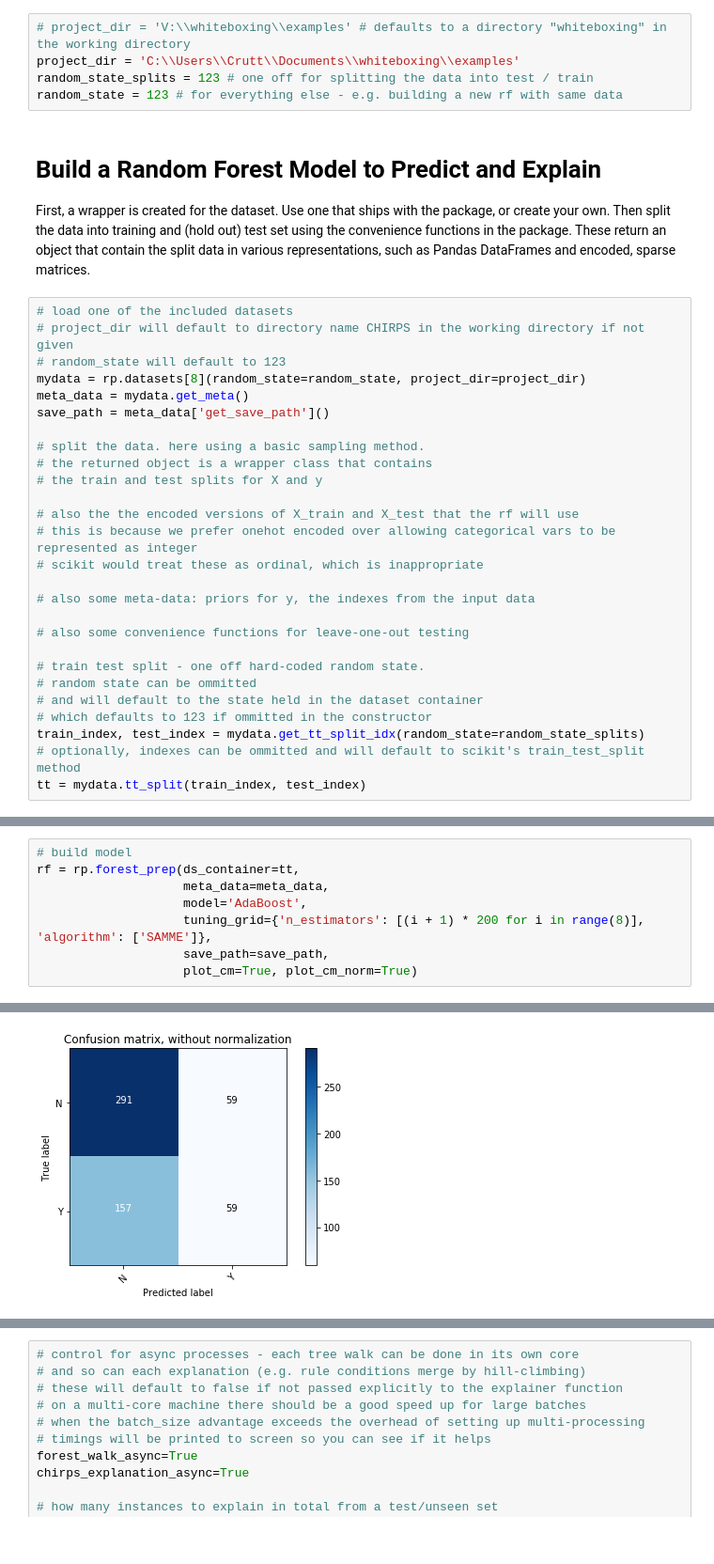
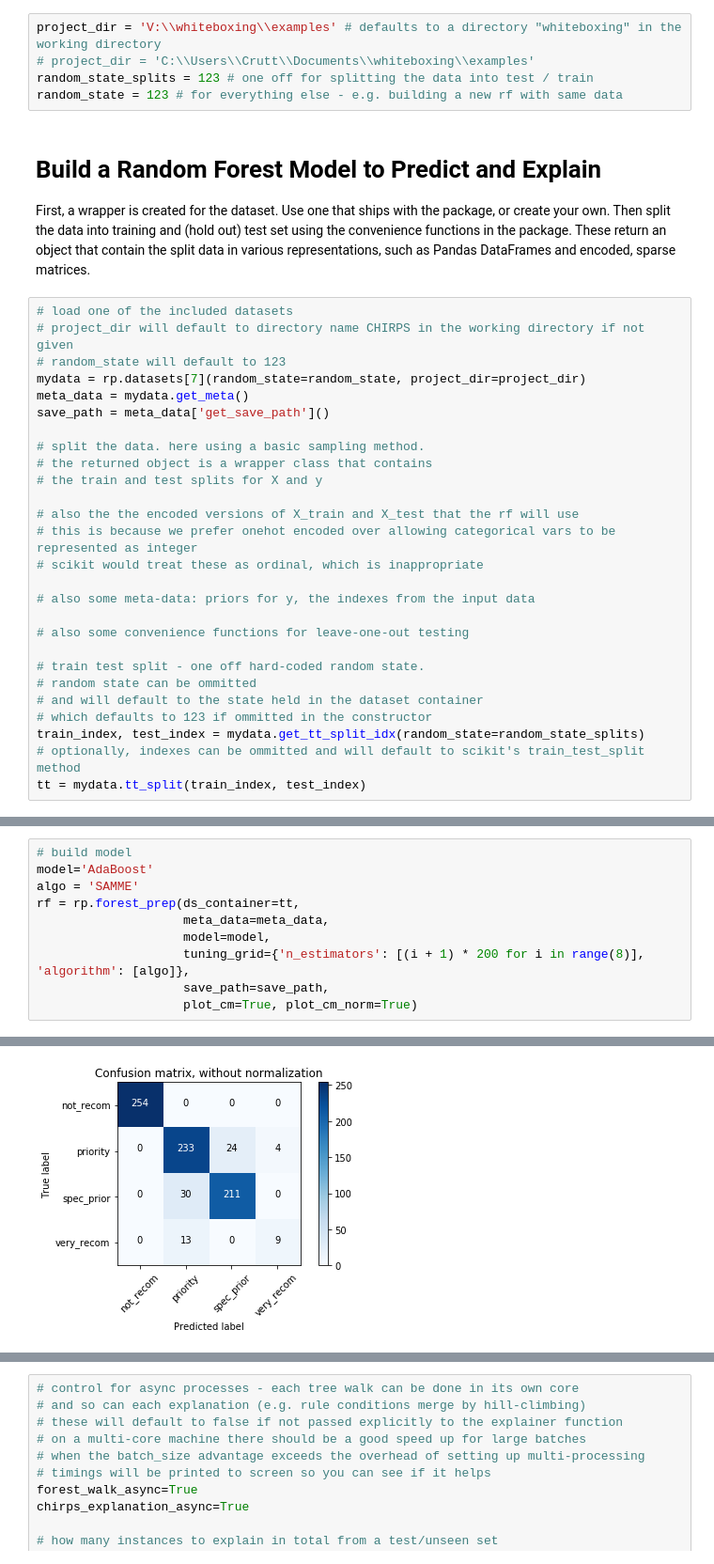
Before and after one commit to julianhatwell/explain_te, a Jupyter notebook: CHIRPS Boosting Scratch.ipynb, the cells around one changed output, grey strips where cells are left out. Shown: that part at 94% size. Cells and saved outputs as stored; diff of their text form.

```diff
--- a/CHIRPS Boosting Scratch.ipynb
+++ b/CHIRPS Boosting Scratch.ipynb
@@ -32,8 +32,8 @@ from pydotplus import graph_from_dot_data
 # %% [markdown]
 ### common config - can be ommitted if defaults are OK
 # %%
-# project_dir = 'V:\\whiteboxing\\examples' # defaults to a directory "whiteboxing" in the working directory
-project_dir = 'C:\\Users\\Crutt\\Documents\\whiteboxing\\examples'
+project_dir = 'V:\\whiteboxing\\examples' # defaults to a directory "whiteboxing" in the working directory
+# project_dir = 'C:\\Users\\Crutt\\Documents\\whiteboxing\\examples'
 random_state_splits = 123 # one off for splitting the data into test / train
 random_state = 123 # for everything else - e.g. building a new rf with same data
 # %% [markdown]
@@ -44,7 +44,7 @@ Then split the data into training and (hold out) test set using the convenience
 # load one of the included datasets
 # project_dir will default to directory name CHIRPS in the working directory if not given
 # random_state will default to 123
-mydata = rp.datasets[8](random_state=random_state, project_dir=project_dir)
+mydata = rp.datasets[7](random_state=random_state, project_dir=project_dir)
 meta_data = mydata.get_meta()
 save_path = meta_data['get_save_path']()
 
@@ -70,9 +74,11 @@ tt = mydata.tt_split(train_index, test_index)
 # %%
 # build model
+model='AdaBoost'
+algo = 'SAMME'
 rf = rp.forest_prep(ds_container=tt,
                     meta_data=meta_data,
-                    model='AdaBoost',
-                    tuning_grid={'n_estimators': [(i + 1) * 200 for i in range(8)], 'algorithm': ['SAMME']},
+                    model=model,
+                    tuning_grid={'n_estimators': [(i + 1) * 200 for i in range(8)], 'algorithm': [algo]},
                     save_path=save_path,
                     plot_cm=True, plot_cm_norm=True)
 # %% [output]
@@ -83,2 +105,2 @@ Confusion matrix, without normalization
-[figure, old version]
+[figure, new version]
 Normalized confusion matrix
```
Also changed, not shown: parts of 16 cells of this notebook, 2 other files.
